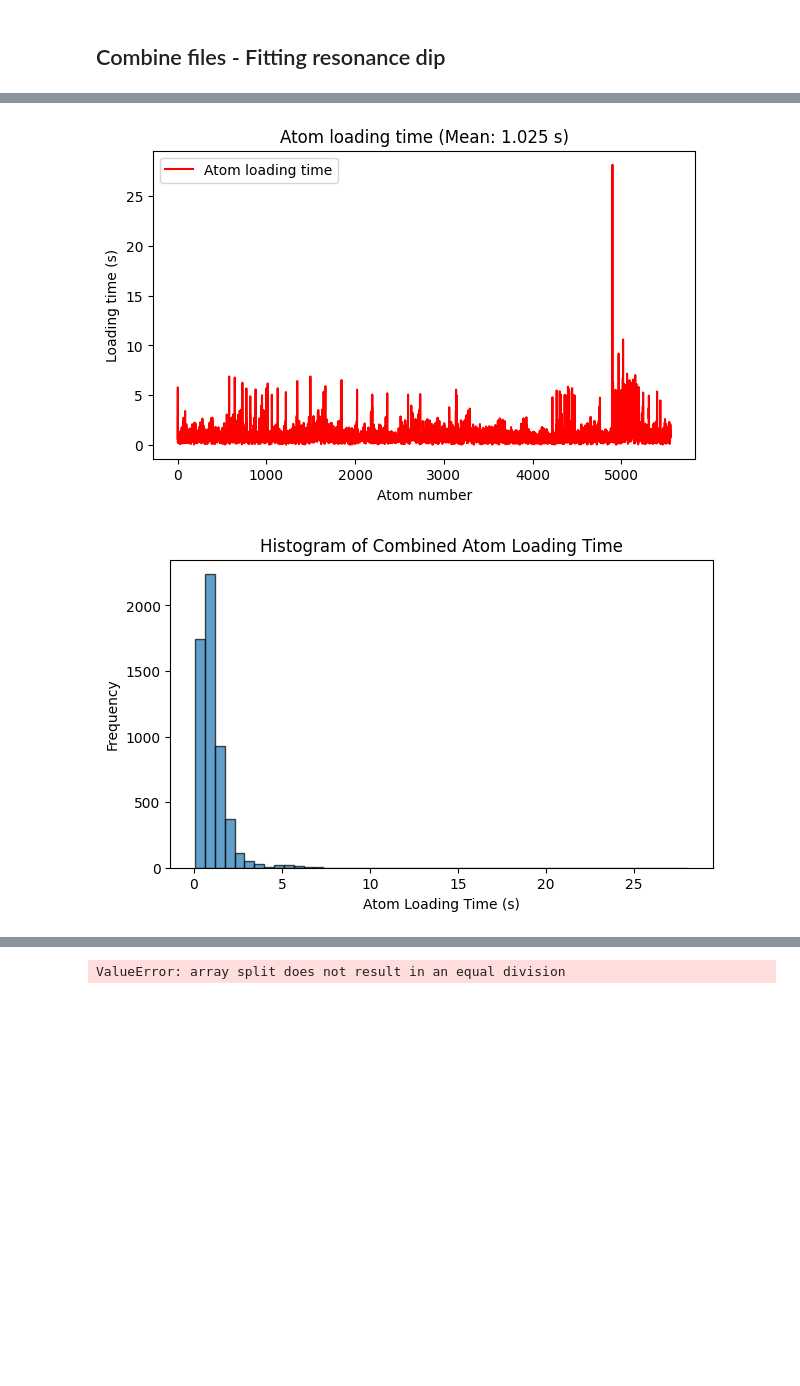
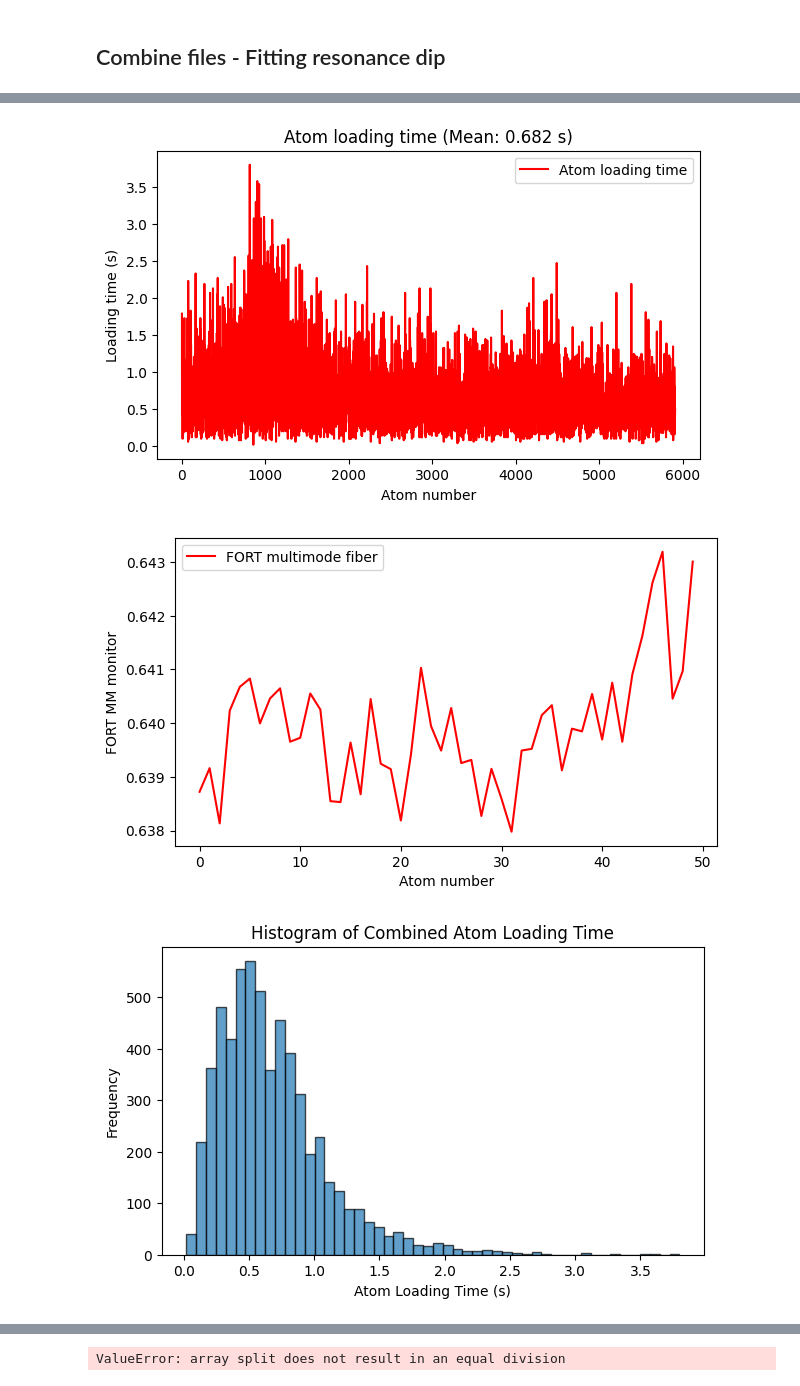
Before and after one commit to QuantumQuadrate/qn_artiq_routines, a Jupyter notebook: Analysis/Single atom analysis/atom_loading_analysis_2025.ipynb, the cells around one changed output, grey strips where cells are left out. Saved outputs shown, nothing was run; the diff lists cells and outputs as text; code cells hidden in the pictures; blank space fills up the shorter version.

```diff
--- a/Analysis/Single atom analysis/atom_loading_analysis_2025.ipynb
+++ b/Analysis/Single atom analysis/atom_loading_analysis_2025.ipynb
@@ -23,7 +23,7 @@ print(set_point_PD6_AOM_A6)
 0.078
 0.078
 # %%
-date_filters = ["2026-01-29"]
+date_filters = ["2026-02-07"]
 
 from matplotlib import pyplot as plt
 import matplotlib as mpl
@@ -100,7 +96,7 @@ With fitting the resonance for microwave scans
 """
 ### the file(s) to analyze:
 file_indices = {
-    19:'',
+    10:'',
     # 45:'',
     # 47:'',
     # 49:'',
@@ -383,6 +379,16 @@ plt.legend(loc='best')
 plt.show()
 
 
+#### Plot FORT multimode fiber
+plt.figure(figsize=(7, 4))
+plt.plot(FORT_MM_monitor, 'r-', label='FORT multimode fiber')
+plt.xlabel("Atom number")
+plt.ylabel("FORT MM monitor")
+# plt.title(f"FORT MM fiber")
+plt.legend(loc='best')
+plt.show()
+
+
 # Plot the histogram of combined Atom_loading_time
 plt.figure(figsize=(7, 4))
 plt.hist(combined_atom_loading_times, bins=50, edgecolor='black', alpha=0.7)
@@ -401,2 +406,3 @@ center=322.5796, sigma=345.6729, depth=1.0000
-[figure, old version]
+[figure, new version]
-[figure, old version]
+[figure, new version]
+[figure, added]
```
Also changed, not shown: parts of 7 cells of this notebook, 5 other files.
